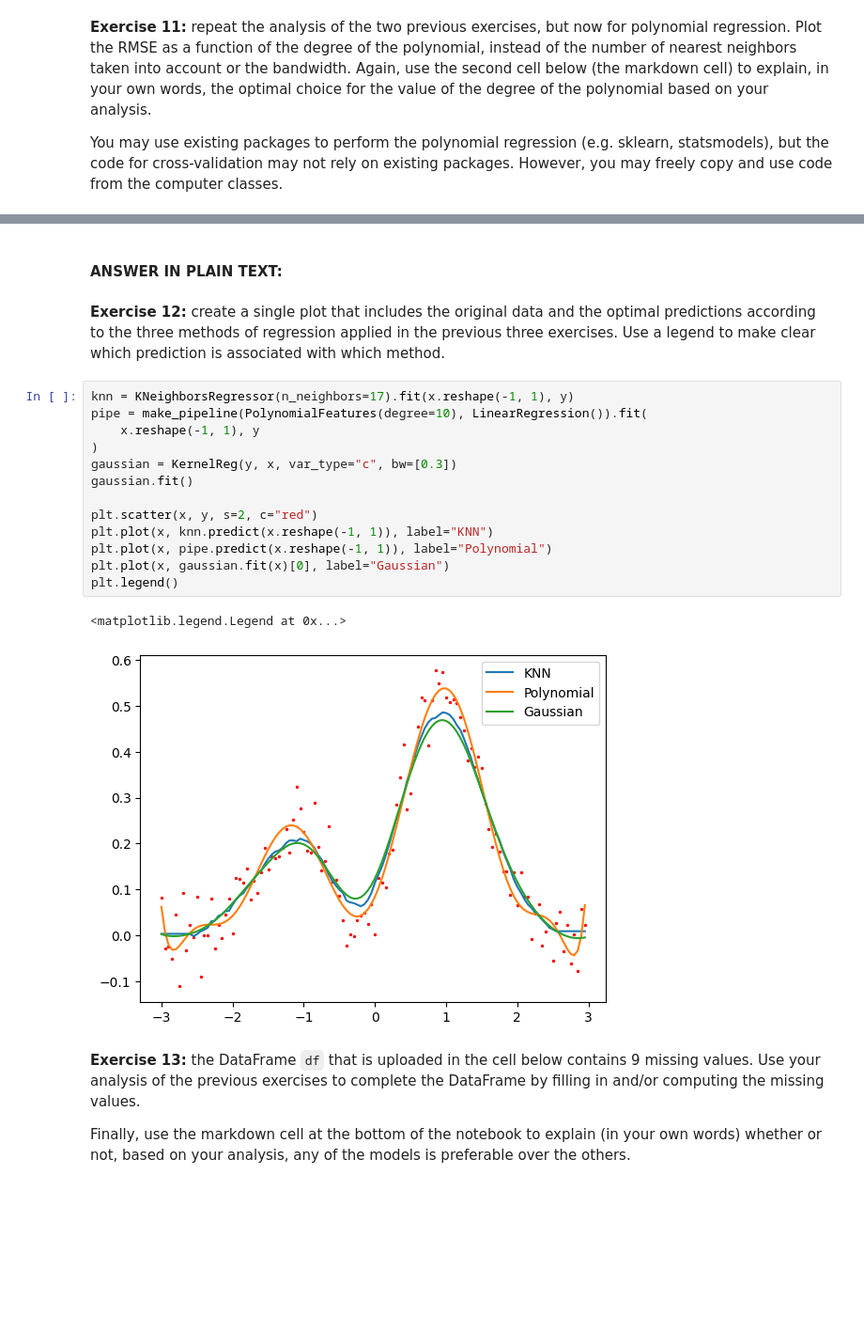
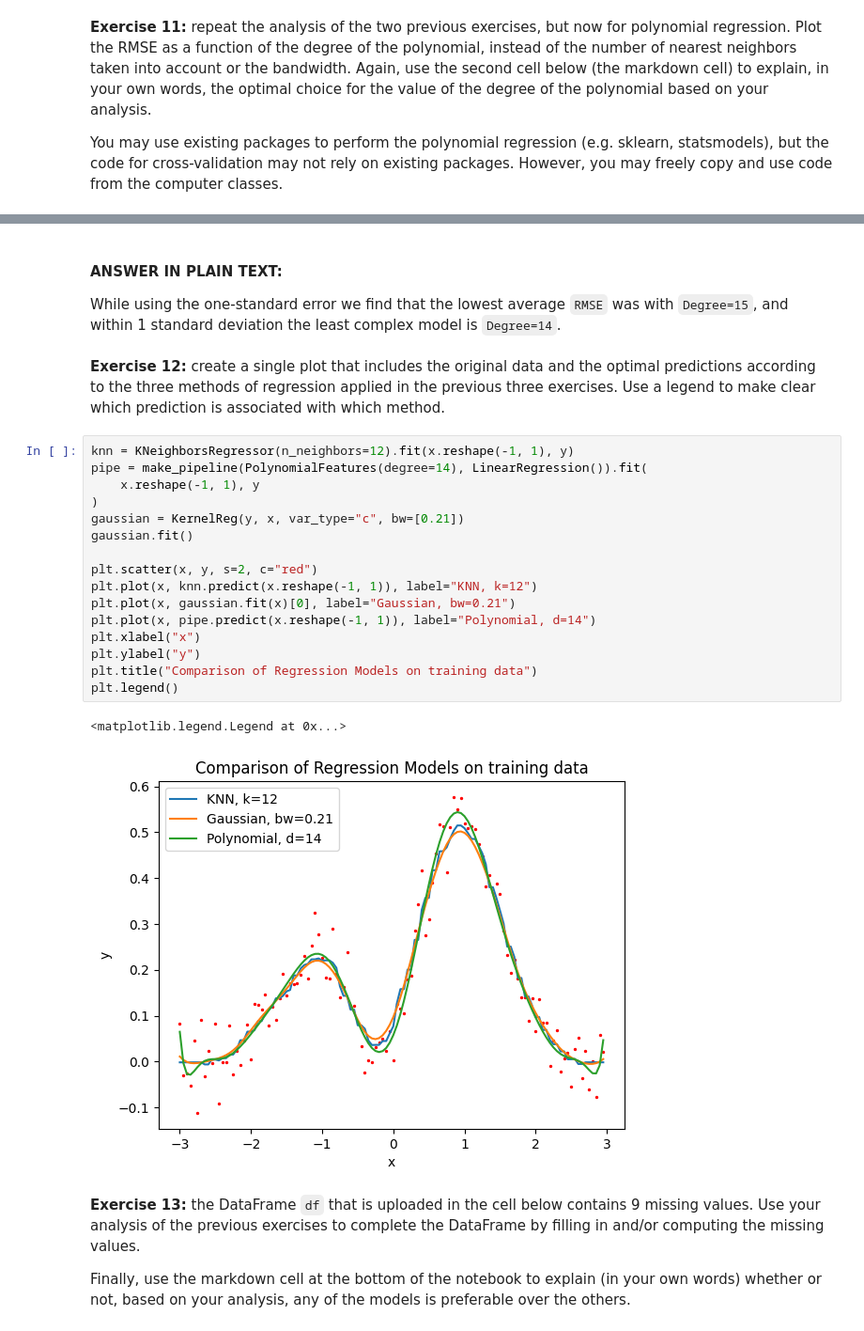
Before and after one commit to AlbinLind/Data-Science-Methodology, a Jupyter notebook: week 1/DSM_assignment1.ipynb, the cells around one changed output, grey strips where cells are left out. Shown at 94% size. Cells and saved outputs as stored; diff of their text form; blank space fills up the shorter version.

```diff
--- a/week 1/DSM_assignment1.ipynb
+++ b/week 1/DSM_assignment1.ipynb
@@ -432,23 +441,27 @@ Text(0.5, 1.0, '10-fold CV RMSE Polynomial Regression')
-# %% [markdown]
-#### ANSWER IN PLAIN TEXT:
+# %% [markdown]
+#### ANSWER IN PLAIN TEXT:
+While using the one-standard error we find that the lowest average `RMSE` was with `Degree=15`, and within 1 standard deviation the least complex model is `Degree=14`.
 # %% [markdown]
 **Exercise 12:** create a single plot that includes the original data and the optimal predictions according to the three methods of regression applied in the previous three exercises. Use a legend to make clear which prediction is associated with which method.
 # %%
-knn = KNeighborsRegressor(n_neighbors=17).fit(x.reshape(-1, 1), y)
-pipe = make_pipeline(PolynomialFeatures(degree=10), LinearRegression()).fit(
+knn = KNeighborsRegressor(n_neighbors=12).fit(x.reshape(-1, 1), y)
+pipe = make_pipeline(PolynomialFeatures(degree=14), LinearRegression()).fit(
     x.reshape(-1, 1), y
 )
-gaussian = KernelReg(y, x, var_type="c", bw=[0.3])
+gaussian = KernelReg(y, x, var_type="c", bw=[0.21])
 gaussian.fit()
 
 plt.scatter(x, y, s=2, c="red")
-plt.plot(x, knn.predict(x.reshape(-1, 1)), label="KNN")
-plt.plot(x, pipe.predict(x.reshape(-1, 1)), label="Polynomial")
-plt.plot(x, gaussian.fit(x)[0], label="Gaussian")
+plt.plot(x, knn.predict(x.reshape(-1, 1)), label="KNN, k=12")
+plt.plot(x, gaussian.fit(x)[0], label="Gaussian, bw=0.21")
+plt.plot(x, pipe.predict(x.reshape(-1, 1)), label="Polynomial, d=14")
+plt.xlabel("x")
+plt.ylabel("y")
+plt.title("Comparison of Regression Models on training data")
 plt.legend()
 # %% [output]
 <matplotlib.legend.Legend at 0x...>
-[figure, old version]
+[figure, new version]
 # %% [markdown]
 **Exercise 13:** the DataFrame `df` that is uploaded in the cell below contains 9 missing values. Use your analysis of the previous exercises to complete the DataFrame by filling in and/or computing the missing values.
 
```
Also changed, not shown: parts of 11 cells of this notebook, 1 other file.
